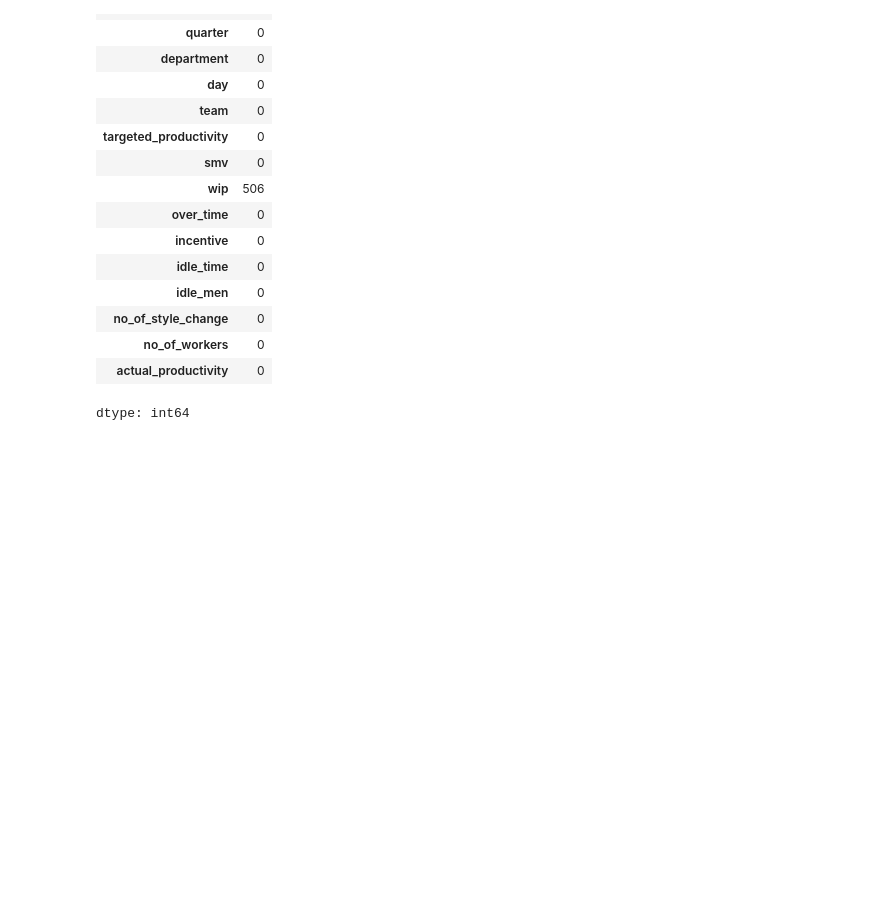
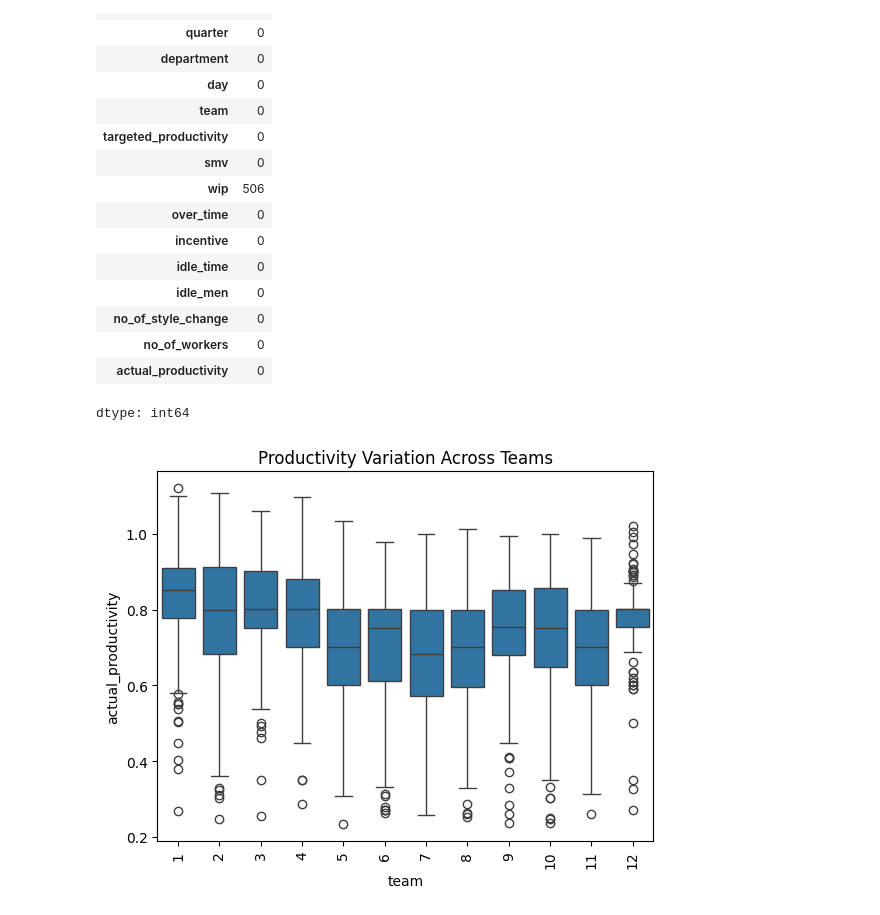
Before and after one commit to dakshini01/ProdFusion, a Jupyter notebook: codes/Data_Identification.ipynb, the cells around one changed output. Saved outputs shown, nothing was run; the diff lists cells and outputs as text; code cells hidden in the pictures; blank space fills up the shorter version.

```diff
--- a/codes/Data_Identification.ipynb
+++ b/codes/Data_Identification.ipynb
@@ -112,9 +74,0 @@ plt.show()
-# %%
-df['date'] = pd.to_datetime(df['date'])
-df = df.sort_values(['team','date'])
-
-for team in df['team'].unique():
-    subset = df[df['team']==team]
-    plt.plot(subset['date'], subset['actual_productivity'])
-    plt.title(f"Team {team}")
-    plt.show()
@@ -151,3 +92,11 @@ df.isnull().sum()
 | no_of_workers | 0 |
 | actual_productivity | 0 |
 dtype: int64
+# %%
+#productivity over teams
+sns.boxplot(x="team", y="actual_productivity", data=df)
+plt.xticks(rotation=90)
+plt.title("Productivity Variation Across Teams")
+plt.show()
+# %% [output]
+[figure, added]
```
Also changed, not shown: parts of 9 cells of this notebook.
